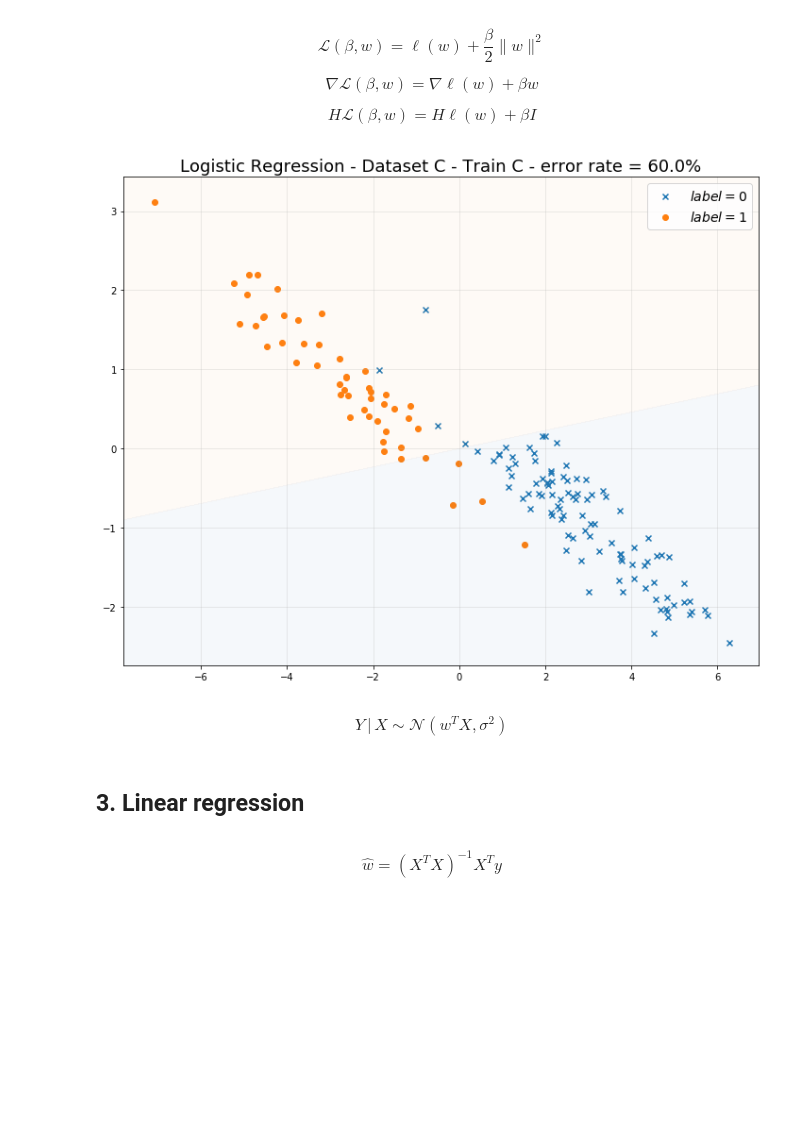
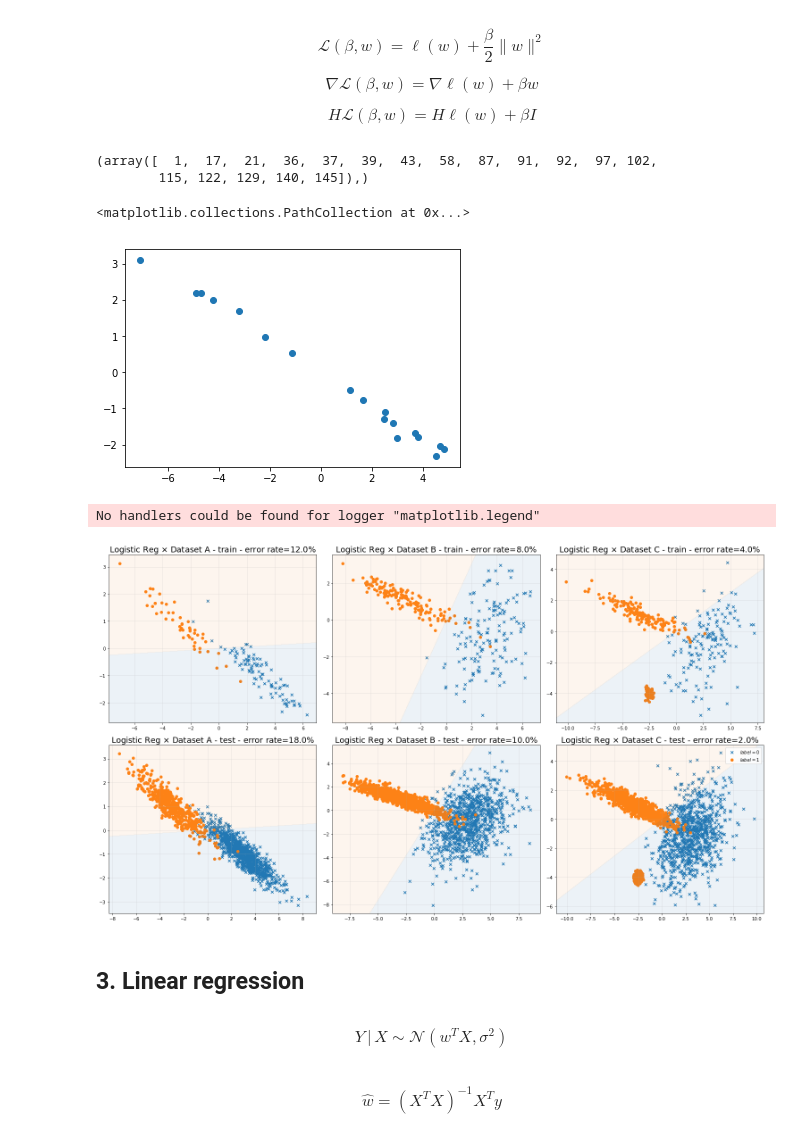
Before and after one commit to shahineb/archives1819, a Jupyter notebook: HWK1/HWK1.ipynb, the cells around one changed output. Drawn from its saved outputs; the diff is of its cells as text; code cells hidden in the pictures; blank space fills up the shorter version.

```diff
--- a/HWK1/HWK1.ipynb
+++ b/HWK1/HWK1.ipynb
@@ -126,19 +166,50 @@ $$\nabla\mathcal{L}(\beta, w) = \nabla\ell(w) + \beta w$$
 
 $$H\mathcal{L}(\beta, w) = H\ell(w) + \beta I$$
 # %%
+np.random.seed(1)
 X = train['A'][:,:2]
 y = train['A'][:,-1]
 logreg = LogisticRegression()
 logreg.fit(X, y)
-missclassification_rate = round(100*logreg.missclassification(X, y),3)
-title ="Logistic Regression - Dataset C - Train C - error rate = " + str(missclassification_rate) + "%"
-logreg.plot_pred(X, y, title=title)
-plt.show()
+logreg.missclassification(X, y)
+
+y_pred = logreg.predict(X)
+np.where(y_pred!=y)
 # %% [output]
-[figure, removed]
+(array([  1,  17,  21,  36,  37,  39,  43,  58,  87,  91,  92,  97, 102,
+        115, 122, 129, 140, 145]),)
+# %%
+plt.scatter(*X[np.where(y_pred!=y)[0]].T)
+# %% [output]
+<matplotlib.collections.PathCollection at 0x...>
+[figure, added]
+# %%
+np.random.seed(1)
+fig, ax = plt.subplots(2, 3, figsize=(21, 12))
+
+for idx, key in enumerate(['A', 'B', 'C']):
+    X_train = train[key][:,:2]
+    y_train = train[key][:,-1]
+    X_test = test[key][:,:2]
+    y_test = test[key][:,-1]
+
+    logreg = LogisticRegression()
+    logreg.fit(X_train, y_train)
+
+    missclassification = logreg.missclassification(X_train, y_train)
+    title = r"Logistic Reg $\times$ Dataset " + key + " - train - error rate="+str(round(100*missclassification)) + "%"
+    ax[0][idx] = logreg.plot_pred(X_train, y_train, title=title, figsize=(6, 6), ax=ax[0][idx])
+
+    missclassification = logreg.missclassification(X_test, y_test)
+    title = r"Logistic Reg $\times$ Dataset " + key + " - test - error rate="+str(round(100*missclassification)) + "%"
+    ax[1][idx] = logreg.plot_pred(X_test, y_test, title=title, figsize=(6, 6), ax=ax[1][idx])
+    plt.legend()
+# %% [output]
+No handlers could be found for logger "matplotlib.legend"
+[figure, added]
+# %% [markdown]
+## 3. Linear regression
 # %% [markdown]
 $$ Y\,|\,X\sim\mathcal{N}\left(w^{T}X,\sigma^{2}\right) $$
-# %% [markdown]
-## 3. Linear regression
 # %% [markdown]
 $$ \hat{w} = (X^{T}X)^{-1}X^{T}y $$
```
Also changed, not shown: parts of 13 cells of this notebook, 5 other files.
